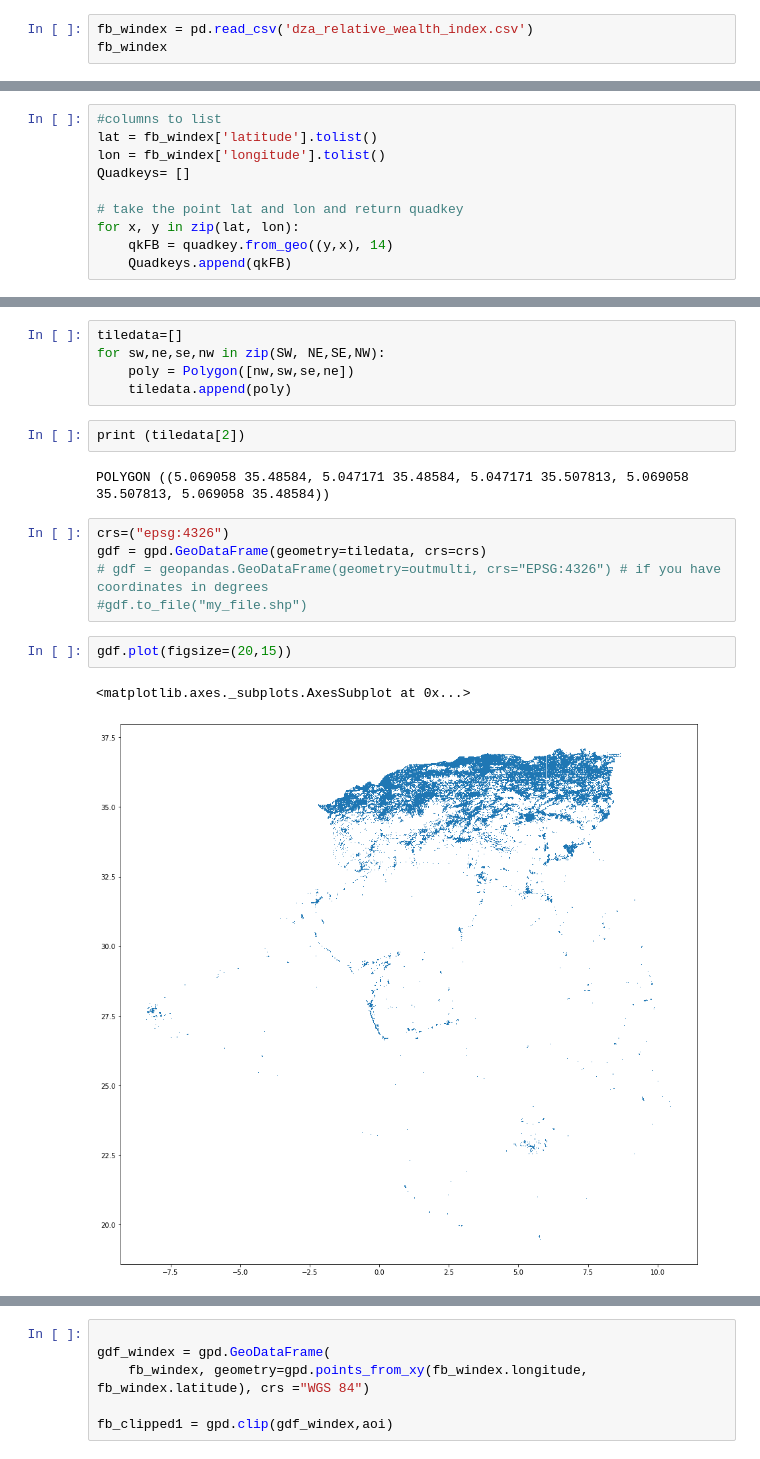
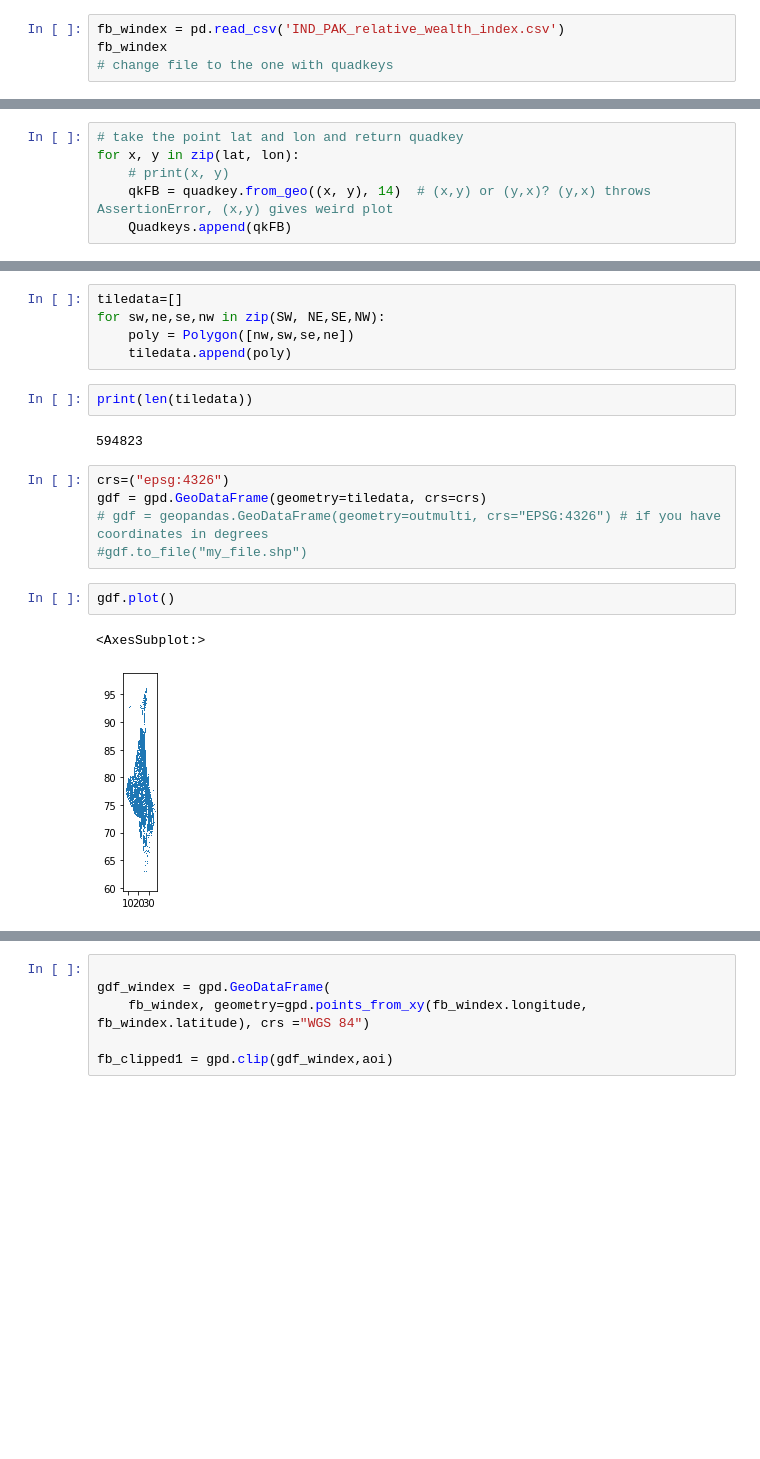
Before and after one commit to rosemaryturtle/FB-BingTiles, a Jupyter notebook: BingTiles.ipynb, the cells around one changed output, grey strips where cells are left out. Cells and saved outputs as stored; diff of their text form; blank space fills up the shorter version.

```diff
--- a/BingTiles.ipynb
+++ b/BingTiles.ipynb
@@ -128,6 +115,7 @@ POLYGON ((-51.467697 -180, -51.481383 -180, -51.481383 -179.978027, -51.467697 -
 # %% [markdown]
 # Generalize with FB data
 # %%
-fb_windex = pd.read_csv('dza_relative_wealth_index.csv')
+fb_windex = pd.read_csv('IND_PAK_relative_wealth_index.csv')
 fb_windex
+# change file to the one with quadkeys
 # %% [output]
@@ -147,12 +140,8 @@ fb_windex
 # %%
-#columns to list
-lat = fb_windex['latitude'].tolist()
-lon = fb_windex['longitude'].tolist()
-Quadkeys= []
-
 # take the point lat and lon and return quadkey
 for x, y in zip(lat, lon):
-    qkFB = quadkey.from_geo((y,x), 14)
+    # print(x, y)
+    qkFB = quadkey.from_geo((x, y), 14)  # (x,y) or (y,x)? (y,x) throws AssertionError, (x,y) gives weird plot
     Quadkeys.append(qkFB)
 # %%
 # use quadkeys to generate four point for each tile
@@ -181,17 +170,17 @@ for sw,ne,se,nw in zip(SW, NE,SE,NW):
     poly = Polygon([nw,sw,se,ne])
     tiledata.append(poly)
 # %%
-print (tiledata[2])
+print(len(tiledata))
 # %% [output]
-POLYGON ((5.069058 35.48584, 5.047171 35.48584, 5.047171 35.507813, 5.069058 35.507813, 5.069058 35.48584))
+594823
 # %%
 crs=("epsg:4326")
 gdf = gpd.GeoDataFrame(geometry=tiledata, crs=crs)
 # gdf = geopandas.GeoDataFrame(geometry=outmulti, crs="EPSG:4326") # if you have coordinates in degrees
 #gdf.to_file("my_file.shp")
 # %%
-gdf.plot(figsize=(20,15))
+gdf.plot()
 # %% [output]
-<matplotlib.axes._subplots.AxesSubplot at 0x...>
+<AxesSubplot:>
-[figure, old version]
+[figure, new version]
 # %%
```
Also changed, not shown: parts of 20 cells of this notebook, 2 other files.
